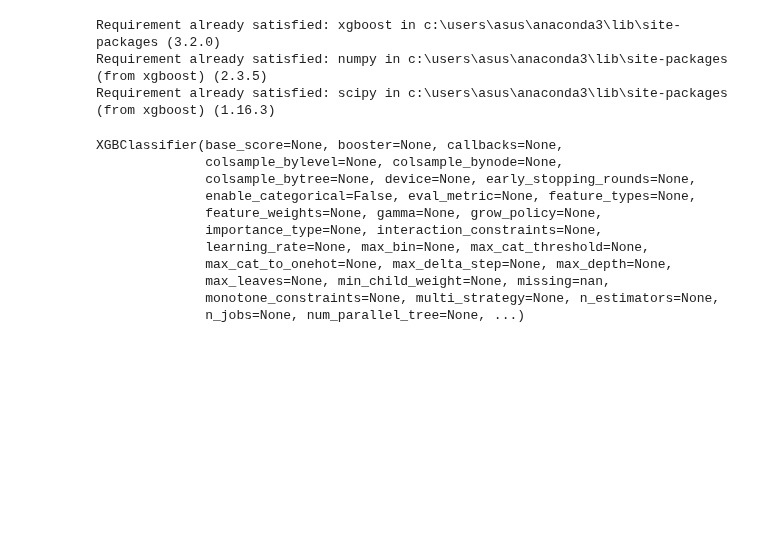
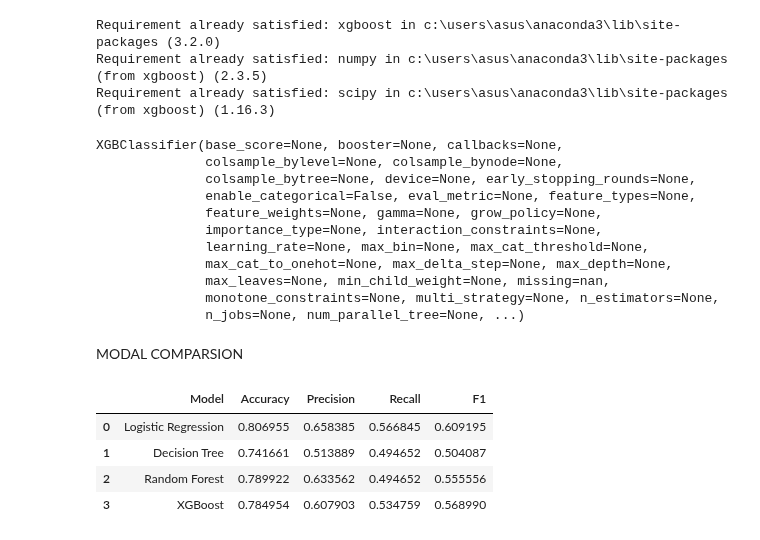
Before and after one commit to Samm-05/telecom-churn-prediction, a Jupyter notebook: notebooks/05_model_training.ipynb, the cells around one changed output. Drawn from its saved outputs; the diff is of its cells as text; code cells hidden in the pictures; blank space fills up the shorter version.

```diff
--- a/notebooks/05_model_training.ipynb
+++ b/notebooks/05_model_training.ipynb
@@ -198,3 +198,5 @@ XGBClassifier(base_score=None, booster=None, callbacks=None,
 xgb_pred = xgb.predict(
     X_test
 )
+# %% [markdown]
+MODAL COMPARSION
@@ -200,0 +235,31 @@ xgb_pred = xgb.predict(
+# %%
+results = pd.DataFrame([
+    evaluate_model(
+        y_test,
+        lr_pred,
+        "Logistic Regression"
+    ),
+    evaluate_model(
+        y_test,
+        dt_pred,
+        "Decision Tree"
+    ),
+    evaluate_model(
+        y_test,
+        rf_pred,
+        "Random Forest"
+    ),
+    evaluate_model(
+        y_test,
+        xgb_pred,
+        "XGBoost"
+    )
+])
+
+results
+# %% [output]
+|  | Model | Accuracy | Precision | Recall | F1 |
+| 0 | Logistic Regression | 0.806955 | 0.658385 | 0.566845 | 0.609195 |
+| 1 | Decision Tree | 0.741661 | 0.513889 | 0.494652 | 0.504087 |
+| 2 | Random Forest | 0.789922 | 0.633562 | 0.494652 | 0.555556 |
+| 3 | XGBoost | 0.784954 | 0.607903 | 0.534759 | 0.568990 |
```
Also changed, not shown: parts of 3 cells of this notebook.
